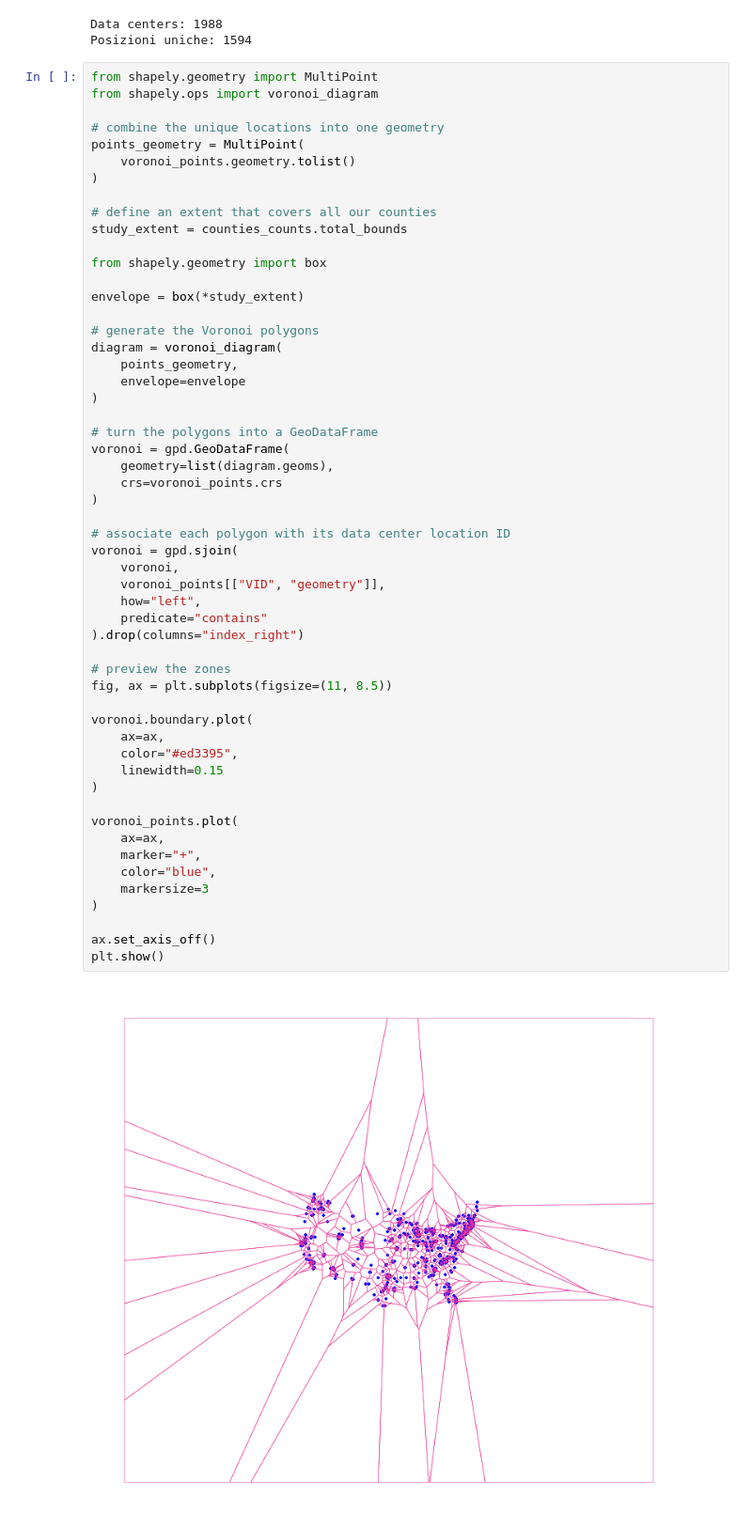
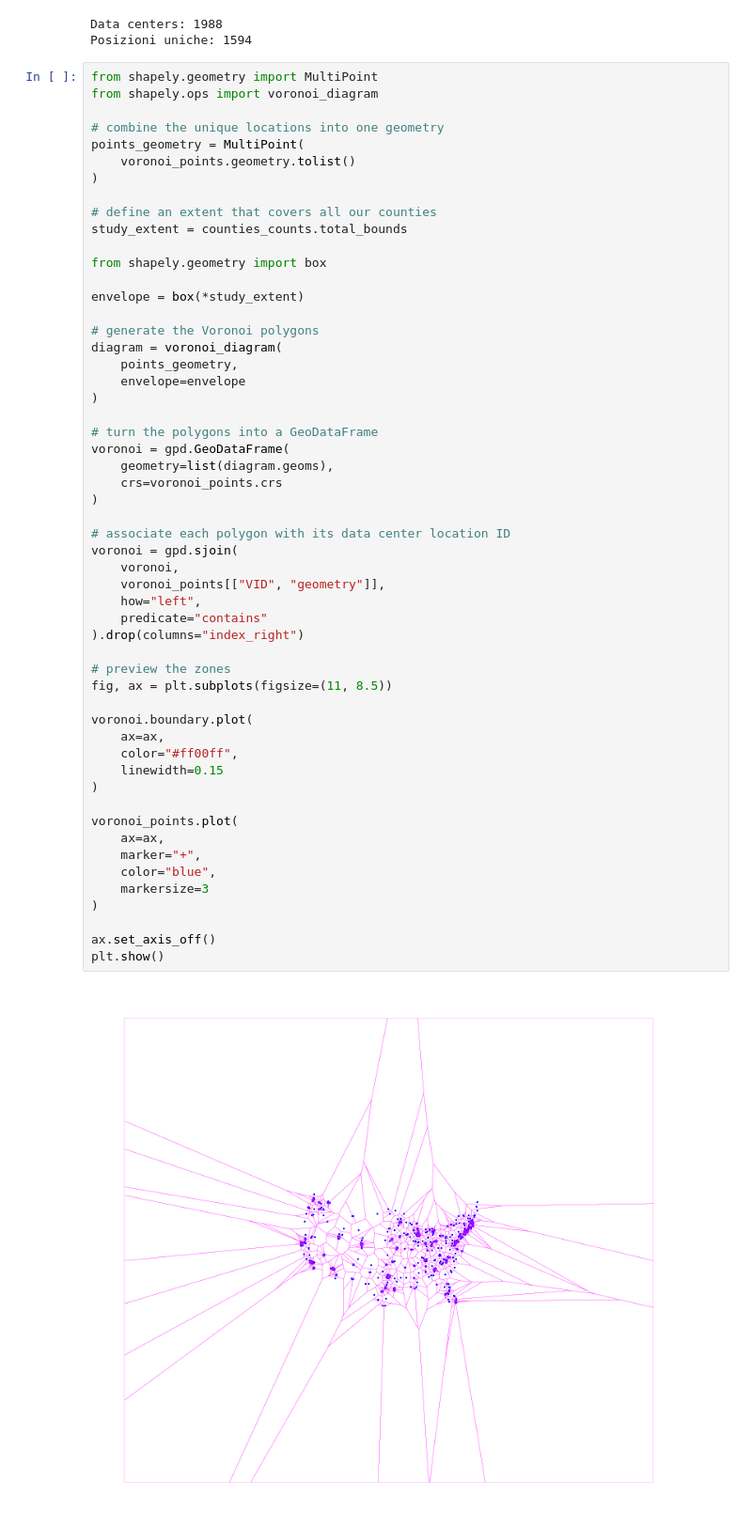
Before and after one commit to MichelleNuccio/cdp-mapping-systems, a Jupyter notebook: _fall2026/Tutorial05-geoprocessing.ipynb, the cells around one changed output. Shown at 94% size. Drawn from its saved outputs; the diff is of its cells as text.

```diff
--- a/_fall2026/Tutorial05-geoprocessing.ipynb
+++ b/_fall2026/Tutorial05-geoprocessing.ipynb
@@ -307,32 +307,32 @@ voronoi = gpd.GeoDataFrame(
     geometry=list(diagram.geoms),
     crs=voronoi_points.crs
 )
 
 # associate each polygon with its data center location ID
 voronoi = gpd.sjoin(
     voronoi,
     voronoi_points[["VID", "geometry"]],
     how="left",
     predicate="contains"
 ).drop(columns="index_right")
 
 # preview the zones
 fig, ax = plt.subplots(figsize=(11, 8.5))
 
 voronoi.boundary.plot(
     ax=ax,
-    color="#ed3395",
+    color="#ff00ff",
     linewidth=0.15
 )
 
 voronoi_points.plot(
     ax=ax,
     marker="+",
     color="blue",
     markersize=3
 )
 
 ax.set_axis_off()
 plt.show()
 # %% [output]
-[figure, old version]
+[figure, new version]
```
Also changed, not shown: parts of 10 cells of this notebook.
